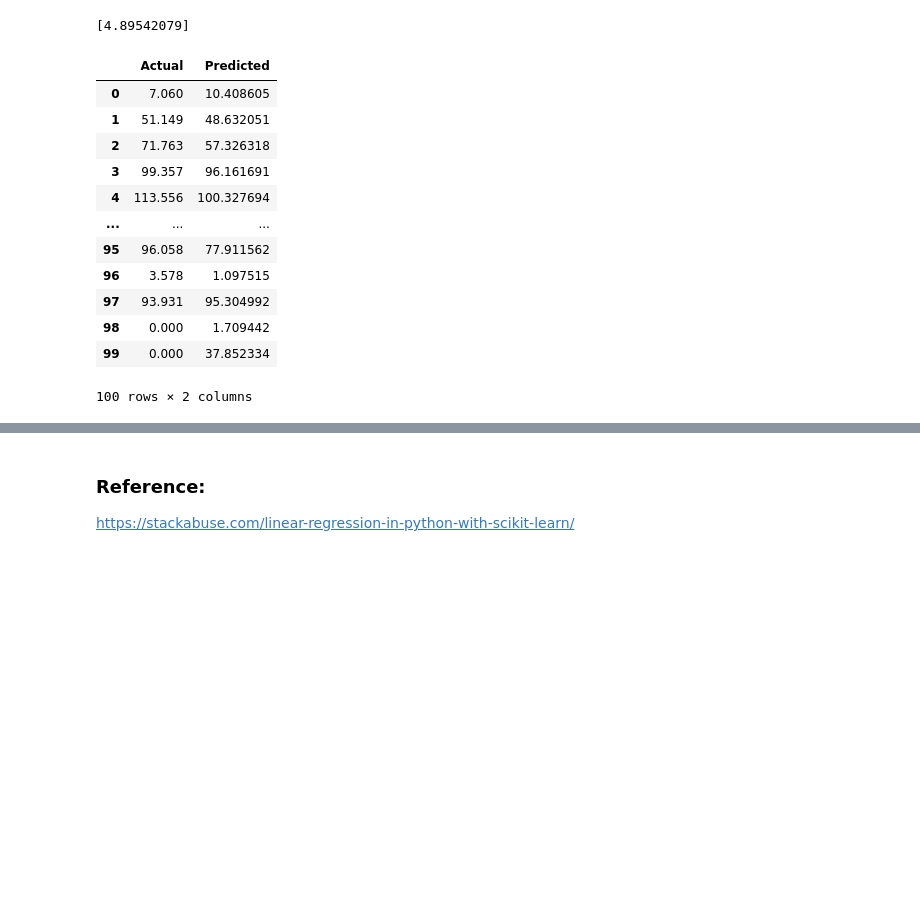
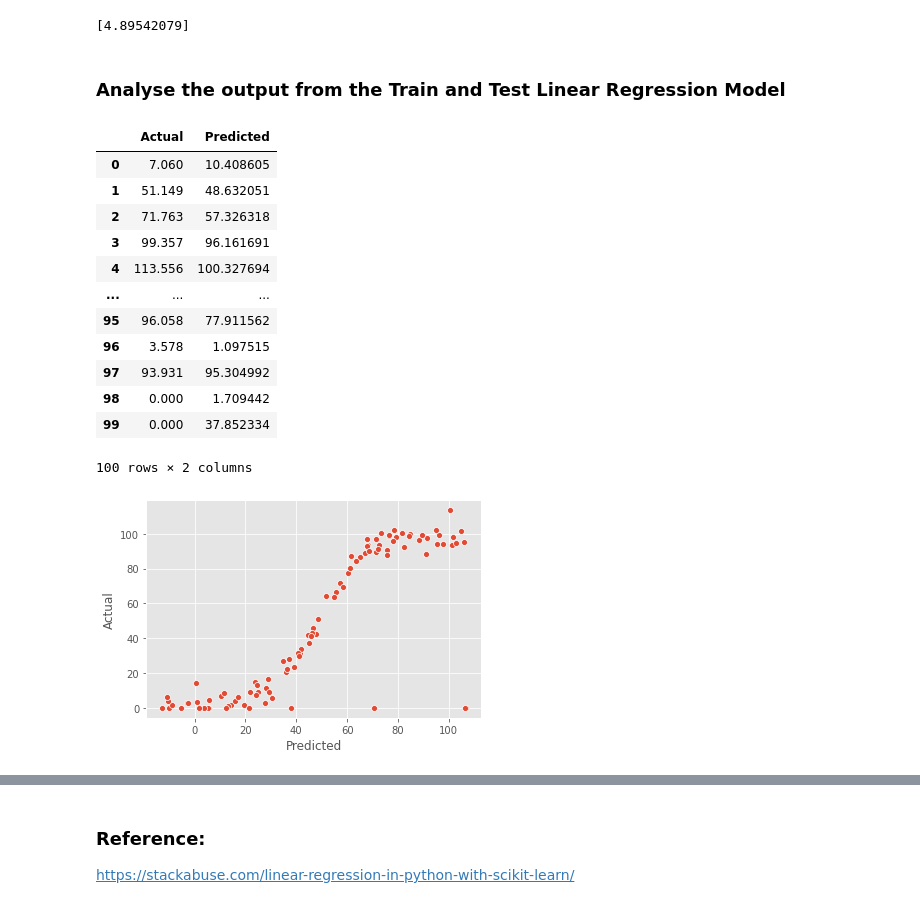
Before and after one commit to dssheldon/foda-project-sds, a Jupyter notebook: FoDA Project 2020.ipynb, the cells around one changed output, grey strips where cells are left out. Saved outputs shown, nothing was run; the diff lists cells and outputs as text; code cells hidden in the pictures; blank space fills up the shorter version.

```diff
--- a/FoDA Project 2020.ipynb
+++ b/FoDA Project 2020.ipynb
@@ -112,21 +167,28 @@ print(regressor.coef_)
 # %% [output]
 [4.89542079]
 # %%
-y_pred = regressor.predict(X_test)
+y_pred = pp_model.predict(X_test)
+# %% [markdown]
+### Analyse the output from the Train and Test Linear Regression Model
 # %%
 act_vs_pred = pd.DataFrame({'Actual': y_test, 'Predicted': y_pred})
+
+
+sns.scatterplot(act_vs_pred['Predicted'], act_vs_pred['Actual'])
+
 act_vs_pred
 # %% [output]
 |  | Actual | Predicted |
 | 0 | 7.060 | 10.408605 |
 | 1 | 51.149 | 48.632051 |
 | 2 | 71.763 | 57.326318 |
 | 3 | 99.357 | 96.161691 |
 | 4 | 113.556 | 100.327694 |
 | ... | ... | ... |
 | 95 | 96.058 | 77.911562 |
 | 96 | 3.578 | 1.097515 |
 | 97 | 93.931 | 95.304992 |
 | 98 | 0.000 | 1.709442 |
 | 99 | 0.000 | 37.852334 |
 100 rows × 2 columns
+[figure, added]
```
Also changed, not shown: parts of 24 cells of this notebook.
